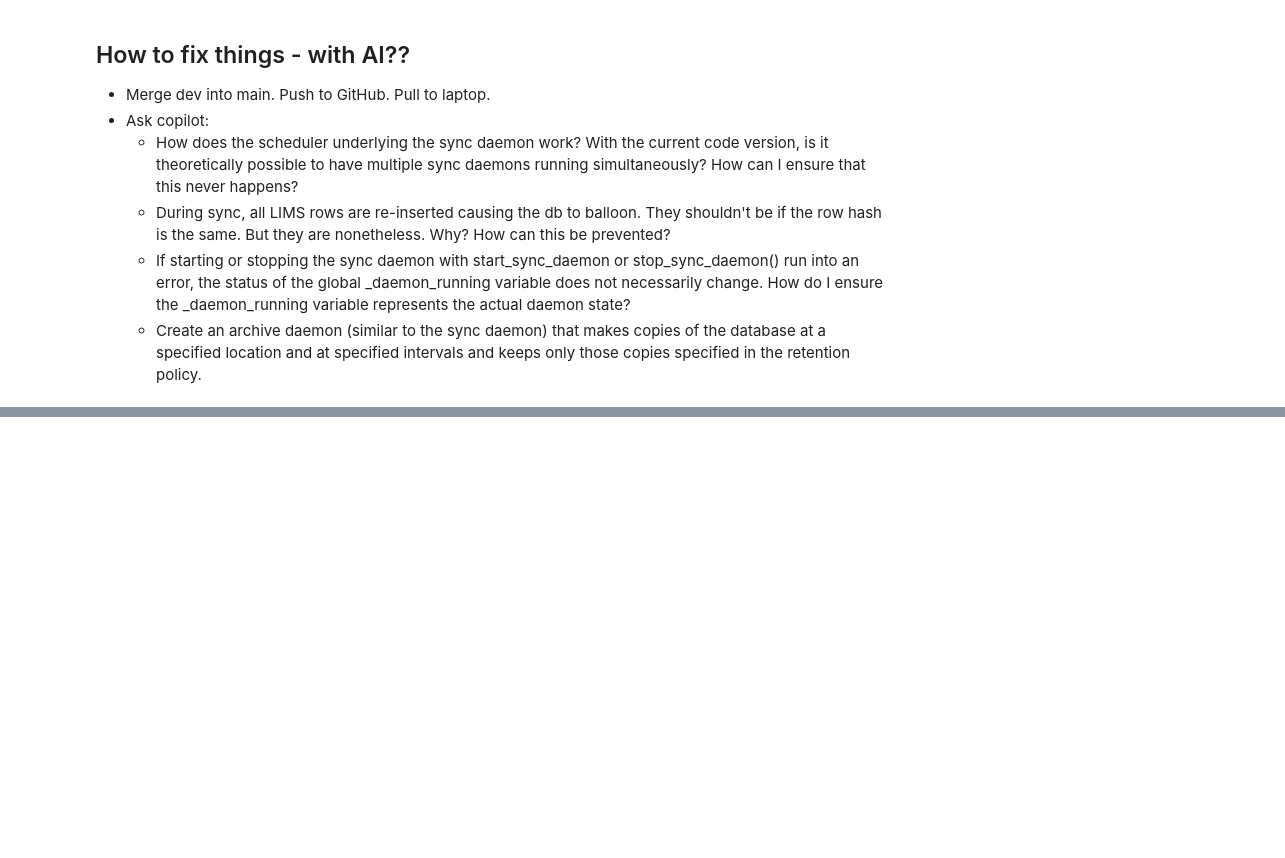
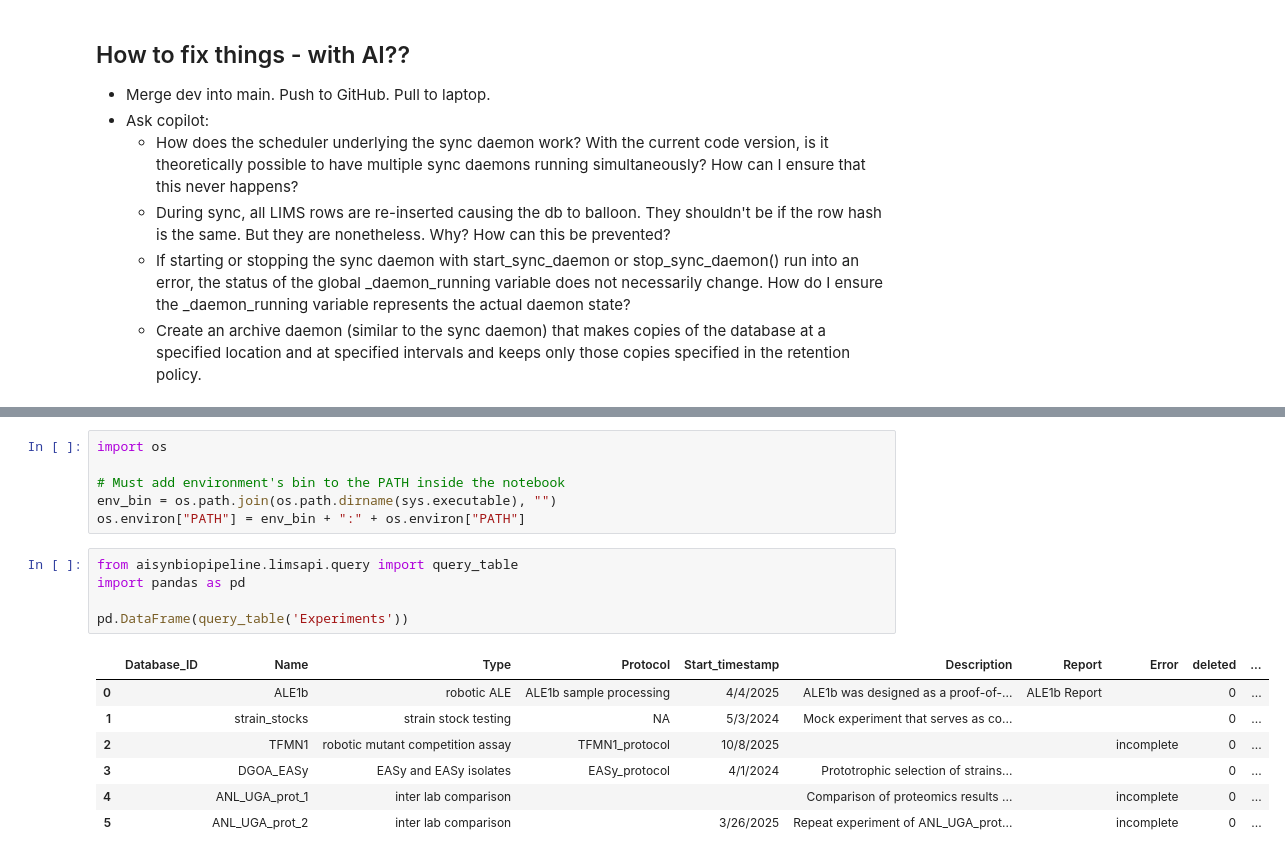
Before and after one commit to nspahr08/AISynbioPipeline, a Jupyter notebook: notebooks/Troubleshooting_backupDB_operations.ipynb, the cells around one changed output, grey strips where cells are left out. Saved outputs shown, nothing was run; the diff lists cells and outputs as text; blank space fills up the shorter version.

Commit message:
Added notebook for troubleshooting backup db operations

```diff
--- a/notebooks/Troubleshooting_backupDB_operations.ipynb
+++ b/notebooks/Troubleshooting_backupDB_operations.ipynb
@@ -30,0 +51,19 @@ Want to be able to
+# %%
+import os
+
+# Must add environment's bin to the PATH inside the notebook
+env_bin = os.path.join(os.path.dirname(sys.executable), "")
+os.environ["PATH"] = env_bin + ":" + os.environ["PATH"]
+# %%
+from aisynbiopipeline.limsapi.query import query_table
+import pandas as pd
+
+pd.DataFrame(query_table('Experiments'))
+# %% [output]
+|  | Database_ID | Name | Type | Protocol | Start_timestamp | Description | Report | Error | deleted | ... |
+| 0 |  | ALE1b | robotic ALE | ALE1b sample processing | 4/4/2025 | ALE1b was designed as a proof-of-... | ALE1b Report |  | 0 | ... |
+| 1 |  | strain_stocks | strain stock testing | NA | 5/3/2024 | Mock experiment that serves as co... |  |  | 0 | ... |
+| 2 |  | TFMN1 | robotic mutant competition assay | TFMN1_protocol | 10/8/2025 |  |  | incomplete | 0 | ... |
+| 3 |  | DGOA_EASy | EASy and EASy isolates | EASy_protocol | 4/1/2024 | Prototrophic selection of strains... |  |  | 0 | ... |
+| 4 |  | ANL_UGA_prot_1 | inter lab comparison |  |  | Comparison of proteomics results ... |  | incomplete | 0 | ... |
+| 5 |  | ANL_UGA_prot_2 | inter lab comparison |  | 3/26/2025 | Repeat experiment of ANL_UGA_prot... |  | incomplete | 0 | ... |
```
Also changed, not shown: parts of 33 cells of this notebook.
